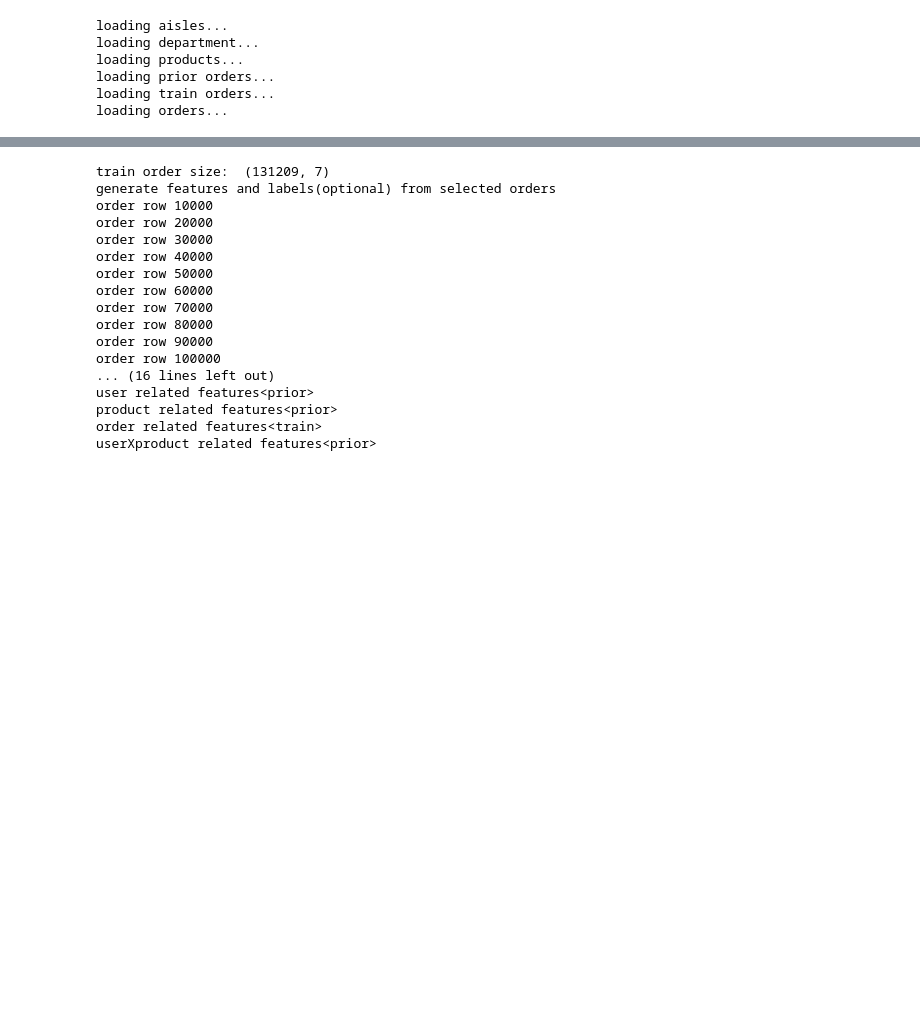
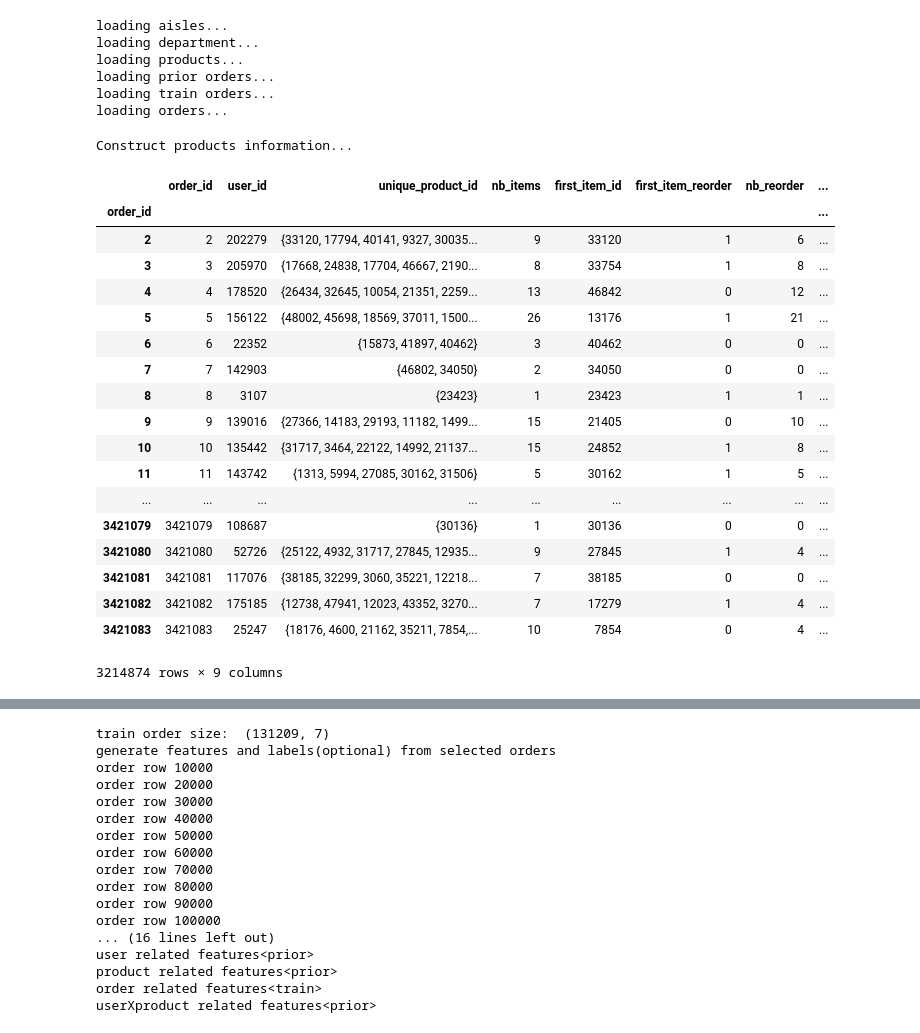
Before and after one commit to yyq263/Instacart_Competition, a Jupyter notebook: Instacart.ipynb, the cells around one changed output, grey strips where cells are left out. Drawn from its saved outputs; the diff is of its cells as text; code cells hidden in the pictures; blank space fills up the shorter version.

Commit message:
more order-related  features

```diff
--- a/Instacart.ipynb
+++ b/Instacart.ipynb
@@ -61 +72,38 @@ most_often_reordered = [1729, 20940, 12193, 21038, 31764, 24852, 117, \
+# %%
+print('Construct products information...')
+prods = pd.DataFrame()
+prods['total_nb'] = prior.groupby(prior.product_id).size().astype(np.uint32)
+prods['nb_reorder'] = prior.groupby(prior.product_id)['reordered'].sum().astype(np.uint32)
+prods['reorder_rate'] = prods.nb_reorder / prods.total_nb.astype(np.float32)
+prods['nb_buyers'] = prior.groupby(prior.product_id)['user_id'].apply(lambda x: len(set(x))).astype(np.uint16) # unique buyers
+prods['avg_add_to_cart_order'] = prior.groupby(prior.product_id)['add_to_cart_order'].mean().astype(np.uint8)
+prods['min_add_to_cart_order'] = prior.groupby(prior.product_id)['add_to_cart_order'].min().astype(np.uint8)
+prods['max_add_to_cart_order'] = prior.groupby(prior.product_id)['add_to_cart_order'].max().astype(np.uint8)
+prods['nb_orders'] = prior.groupby(prior.product_id).size().astype(np.uint16)
+products = products.join(prods, on='product_id')
+products.set_index('product_id', drop=False, inplace=True)
+# %% [output]
+Construct products information...
+# %%
+display(ords_pri)
+# %% [output]
+|  | order_id | user_id | unique_product_id | nb_items | first_item_id | first_item_reorder | nb_reorder | ... |
+| order_id |  |  |  |  |  |  |  | ... |
+| 2 | 2 | 202279 | {33120, 17794, 40141, 9327, 30035... | 9 | 33120 | 1 | 6 | ... |
+| 3 | 3 | 205970 | {17668, 24838, 17704, 46667, 2190... | 8 | 33754 | 1 | 8 | ... |
+| 4 | 4 | 178520 | {26434, 32645, 10054, 21351, 2259... | 13 | 46842 | 0 | 12 | ... |
+| 5 | 5 | 156122 | {48002, 45698, 18569, 37011, 1500... | 26 | 13176 | 1 | 21 | ... |
+| 6 | 6 | 22352 | {15873, 41897, 40462} | 3 | 40462 | 0 | 0 | ... |
+| 7 | 7 | 142903 | {46802, 34050} | 2 | 34050 | 0 | 0 | ... |
+| 8 | 8 | 3107 | {23423} | 1 | 23423 | 1 | 1 | ... |
+| 9 | 9 | 139016 | {27366, 14183, 29193, 11182, 1499... | 15 | 21405 | 0 | 10 | ... |
+| 10 | 10 | 135442 | {31717, 3464, 22122, 14992, 21137... | 15 | 24852 | 1 | 8 | ... |
+| 11 | 11 | 143742 | {1313, 5994, 27085, 30162, 31506} | 5 | 30162 | 1 | 5 | ... |
+| ... | ... | ... | ... | ... | ... | ... | ... | ... |
+| 3421079 | 3421079 | 108687 | {30136} | 1 | 30136 | 0 | 0 | ... |
+| 3421080 | 3421080 | 52726 | {25122, 4932, 31717, 27845, 12935... | 9 | 27845 | 1 | 4 | ... |
+| 3421081 | 3421081 | 117076 | {38185, 32299, 3060, 35221, 12218... | 7 | 38185 | 0 | 0 | ... |
+| 3421082 | 3421082 | 175185 | {12738, 47941, 12023, 43352, 3270... | 7 | 17279 | 1 | 4 | ... |
+| 3421083 | 3421083 | 25247 | {18176, 4600, 21162, 35211, 7854,... | 10 | 7854 | 0 | 4 | ... |
+3214874 rows × 9 columns
 # %%
```
Also changed, not shown: parts of 9 cells of this notebook.
